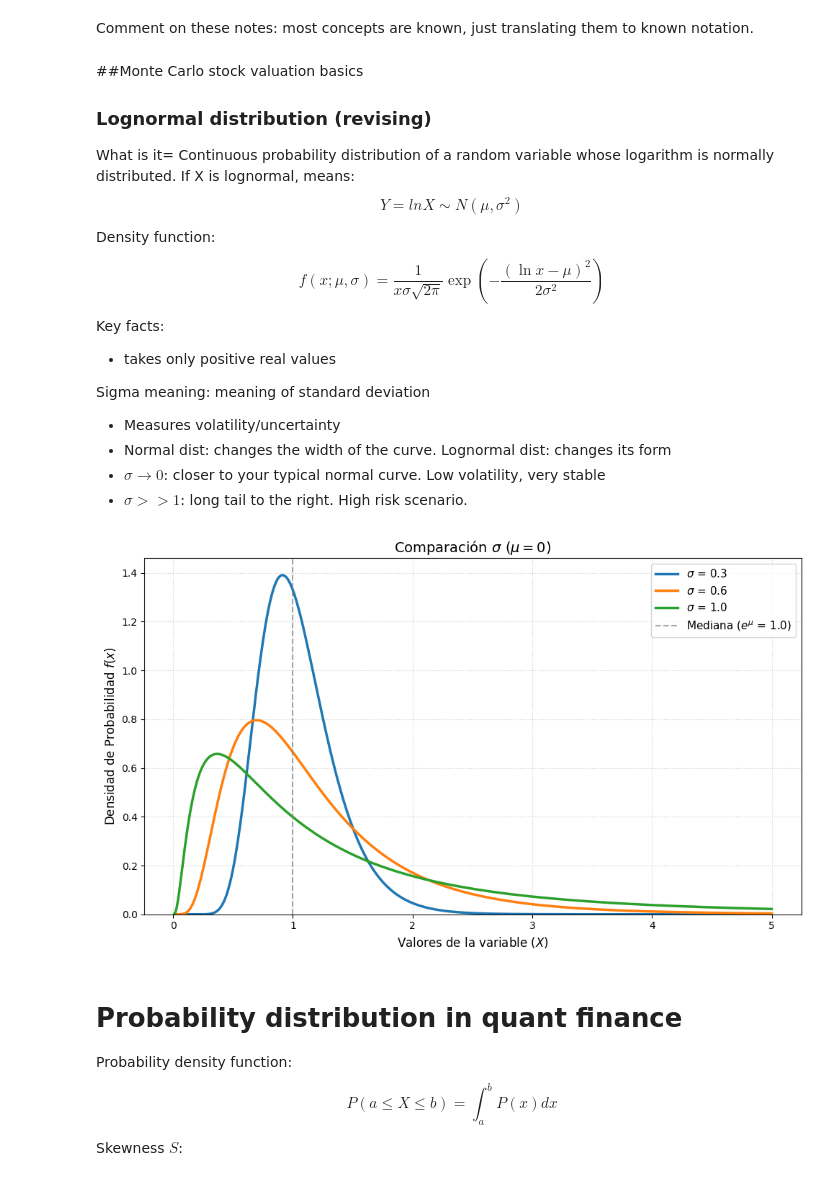
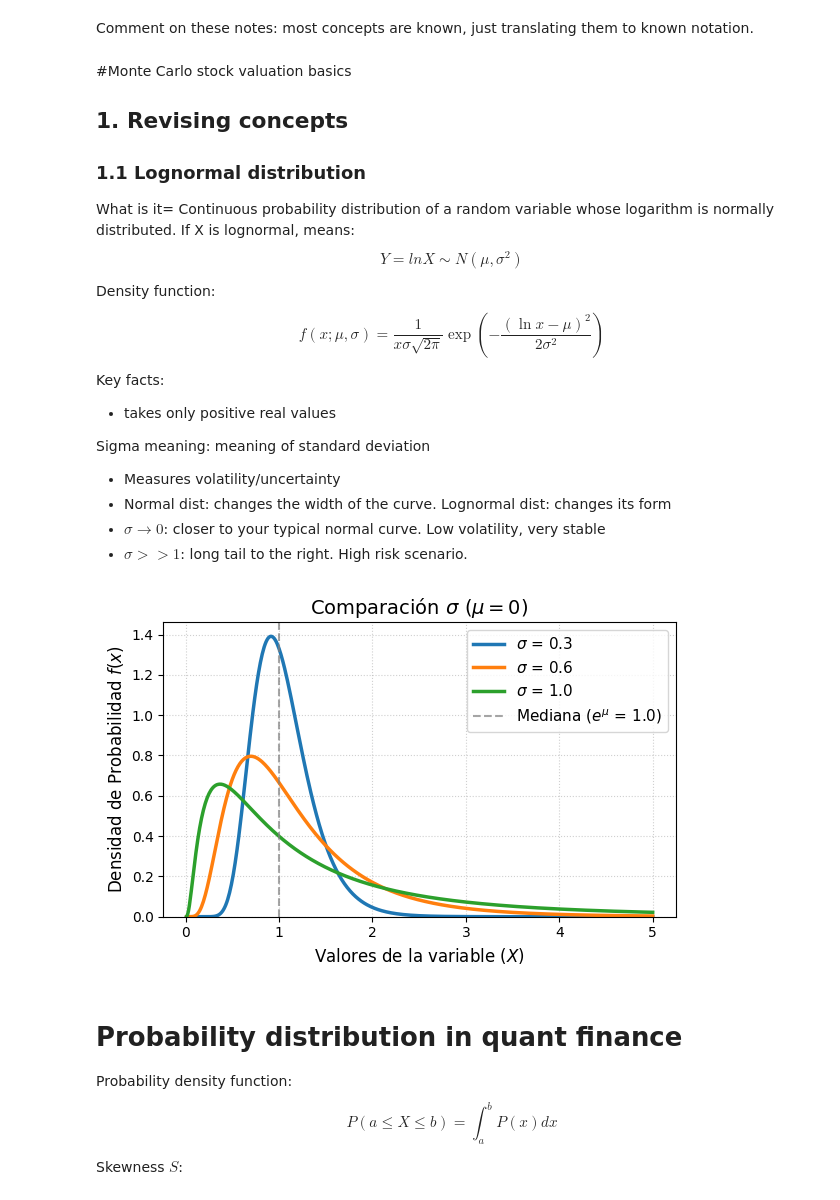
Before and after one commit to sessm216/Finphysics, a Jupyter notebook: Basicconcepts.ipynb, the cells around one changed output. Drawn from its saved outputs; the diff is of its cells as text; code cells hidden in the pictures.

```diff
--- a/Basicconcepts.ipynb
+++ b/Basicconcepts.ipynb
@@ -3,9 +3,11 @@
 # %% [markdown]
 Comment on these notes: most concepts are known, just translating them to known notation.
 # %% [markdown]
-##Monte Carlo stock valuation basics
+#Monte Carlo stock valuation basics
 
-### Lognormal distribution (revising)
+## 1. Revising concepts
+
+### 1.1 Lognormal distribution
 
 What is it= Continuous probability distribution of a random variable whose logarithm is normally distributed. If X is lognormal, means:
 $$ Y= lnX \sim N(\mu, \sigma^2) $$
@@ -28,35 +30,35 @@ Sigma meaning: meaning of standard deviation
 import numpy as np
 import matplotlib.pyplot as plt
 from scipy.stats import lognorm
 
 
 x = np.linspace(0.01, 5.0, 500) ## index set positive
 
 # 3 sigma values to compare
 mu = 0.0
 sigmas = [0.3, 0.6, 1.0]
 
-plt.figure(figsize=(10, 6))
+plt.figure(figsize=(6, 4))
 
 for sigma in sigmas:
     # s: standard deviation of log
     # scale = exp(mu)
     scale = np.exp(mu)
     pdf = lognorm.pdf(x, s=sigma, scale=scale)
     plt.plot(x, pdf, label=f'$\\sigma$ = {sigma}', linewidth=2.5)
 
 plt.title('Comparación $\\sigma$ ($\\mu = 0$)', fontsize=14)
 plt.xlabel('Valores de la variable ($X$)', fontsize=12)
 plt.ylabel('Densidad de Probabilidad $f(x)$', fontsize=12)
 plt.axvline(np.exp(mu), color='gray', linestyle='--', alpha=0.7, label=f'Mediana ($e^\\mu$ = {np.exp(mu)})')
 plt.grid(True, linestyle=':', alpha=0.6)
 plt.legend(fontsize=11)
 plt.ylim(bottom=0)
 
 plt.tight_layout()
 plt.show()
 # %% [output]
-[figure, old version]
+[figure, new version]
 # %% [markdown]
 # Probability distribution in quant finance
 Probability density function:
```
Also changed, not shown: parts of 2 cells of this notebook.
